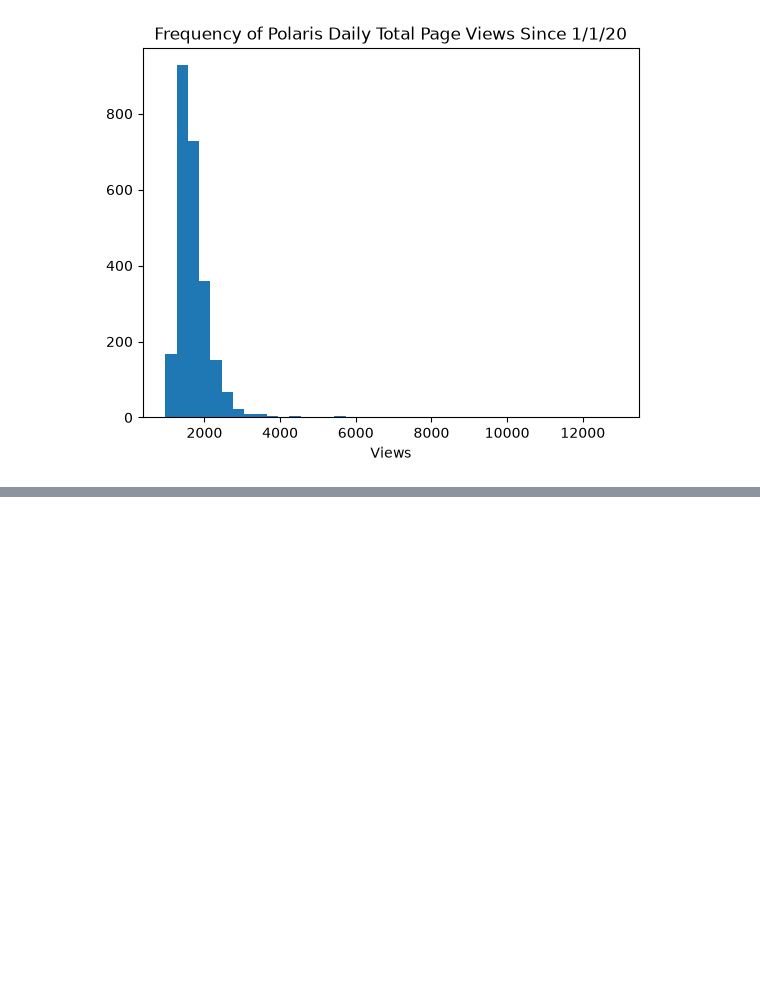
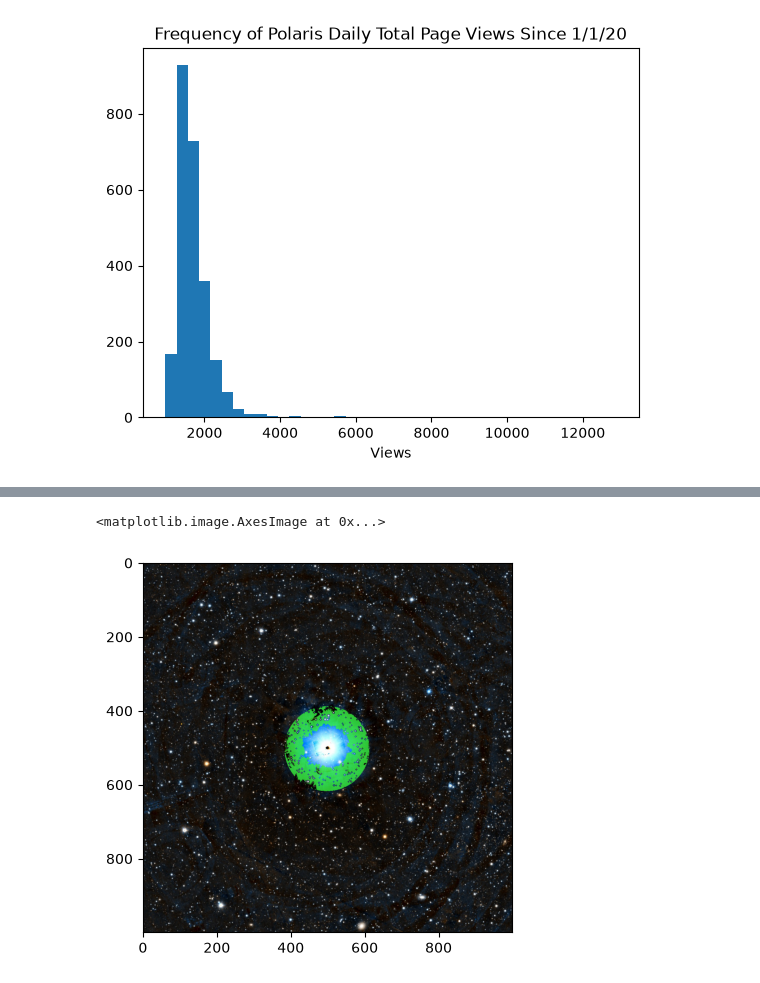
Before and after one commit to etu8924/CelestialCelebs, a Jupyter notebook: sophia_research/img_processing.ipynb, the cells around one changed output, grey strips where cells are left out. Drawn from its saved outputs; the diff is of its cells as text; code cells hidden in the pictures; blank space fills up the shorter version.

```diff
--- a/sophia_research/img_processing.ipynb
+++ b/sophia_research/img_processing.ipynb
@@ -204,0 +365,23 @@ plt.show()
+# %%
+## constants
+
+# pixels
+CLIP_LEVEL = 250 # max threshold for useful pixels
+CORE_MARGIN_PX = 2 # remove neighbor pixels around useless pixels
+FIELD_STAR_MARGIN_PX = 2 # remove neighbor pixels around field stars
+
+# star search
+SEARCH_RADIUS_PX = 60 # max dist. from center to locate star
+SKY_START_RADIUS_PX = 380 # inner limit for sky
+MAX_STAR_RADIUS_PX = 450 # outer limit for star
+EDGE_NOISE_LVLS = 2.0 # noise level for outer limit of star
+STAR_NOISE_LVLS = 8.0 # threshold stds above noise level for target
+FIELD_STAR_NOISE_LVLS = 6.0 # threshold stds above noise level for adjacent star
+
+# data cleaning
+MIN_VALID_FRAC = 0.6 # need 60% of img to have data
+MIN_STAR_PX = 30 # need at least 30 pixels of the star
+GLOW_RADIUS = 250 # survey glow
+
+# data analysis
+BRIGHTNESS_WEIGHTS = np.array([0.2126, 0.7152, 0.0722]) # CIE values of sRGB primaries - perceived brightness of each primary color to the human eye
@@ -204,0 +586,17 @@ plt.show()
+# %%
+## a function to visualize the masks applied to images
+#
+# params:
+#   rgb: np.ndarray of image
+#   valid: boolean arr indicating good and bad pixels
+#   usable: pixels inside star that are not saturated, field stars, or darker than the sky
+#
+# returns:
+#   image of mask
+
+def get_mask (rgb, usable, valid):
+    img = rgb.astype(np.uint8)
+    highlight = np.array([60, 255, 60])
+    img[usable] = (0.25 * img[usable] + 0.75 * highlight).astype(np.uint8) # highlight pixels that were used
+    img[~valid] = [255, 0, 255]
+    return img
@@ -204,0 +661,8 @@ plt.show()
+# %%
+# sanity check
+flag, colorfulness, mask = analyze_star('./star_images/alf_geminorum.png', True)
+plt.close('all')
+plt.imshow(mask)
+# %% [output]
+<matplotlib.image.AxesImage at 0x...>
+[figure, added]
```
Also changed, not shown: parts of 32 cells of this notebook, 6 other files.
